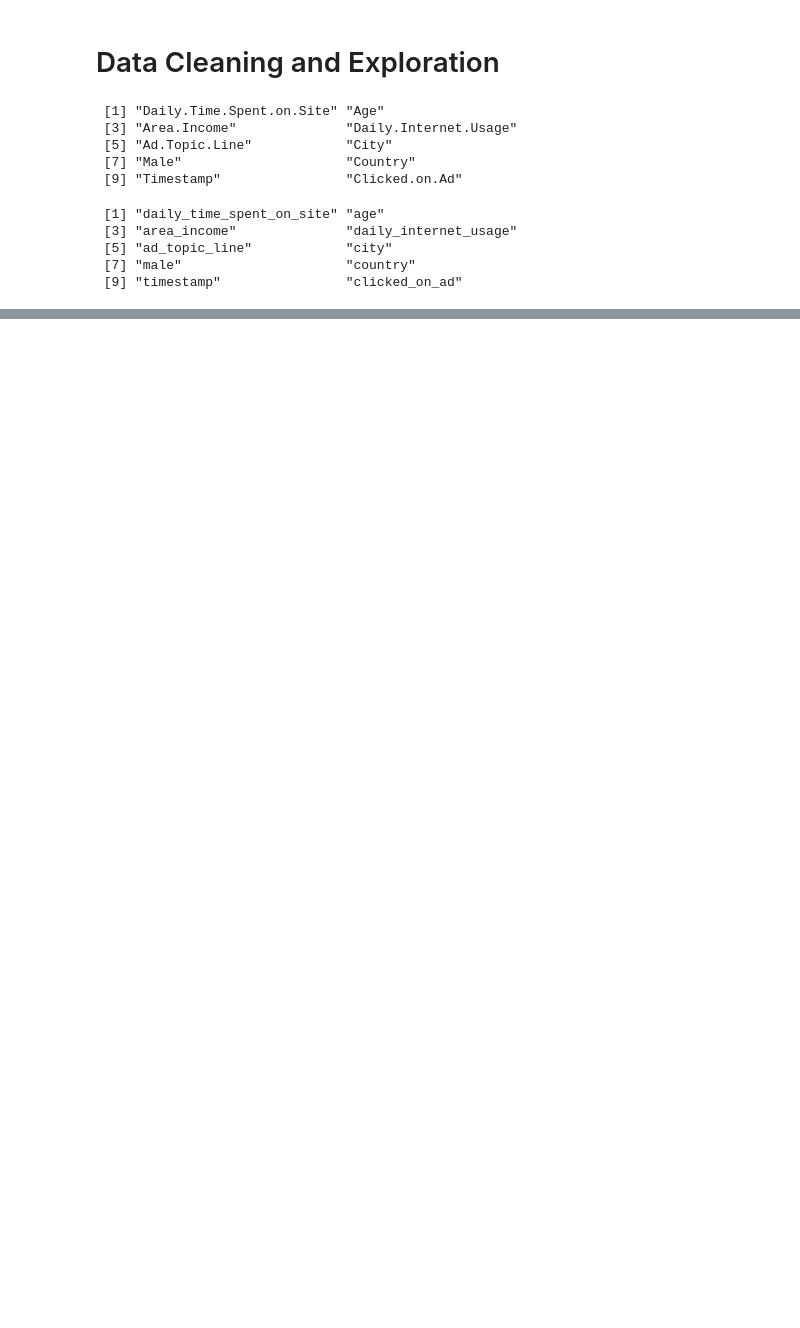
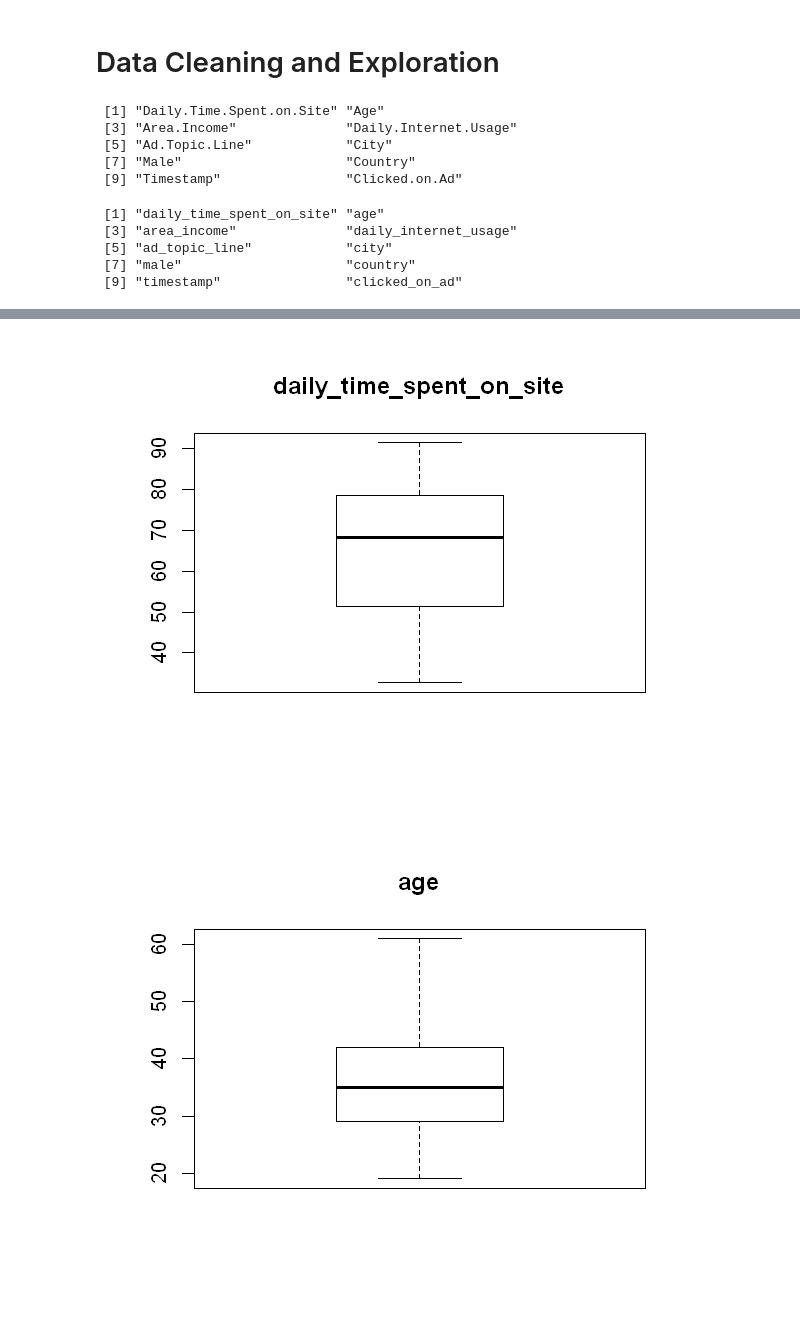
Before and after one commit to mwinzie/prediction-model-in-R, a Jupyter notebook: Ad Prediction Model.ipynb, the cells around one changed output, grey strips where cells are left out. Saved outputs shown, nothing was run; the diff lists cells and outputs as text; code cells hidden in the pictures; blank space fills up the shorter version.

```diff
--- a/Ad Prediction Model.ipynb
+++ b/Ad Prediction Model.ipynb
@@ -94,8 +96 @@ $ timestamp                <chr> "2016-03-27 00:53:11", "2016-04-04 01:39:0...
 $ clicked_on_ad            <int> 0, 0, 0, 0, 0, 0, 0, 1, 0, 0, 1, 0, 1, 0, ...
-# %%
-#converting the columns in factor datatype to character datatype i.e column 5,6 and 8
-
-cols_to_change = c(5, 6, 8)
-for(i in cols_to_change){
-   class(adv[, i]) = "character"
-}
@@ -144,0 +246,11 @@ adv$date <- date
+# %%
+#checking the dataset for any outliers
+options(repr.plot.width = 5, repr.plot.height = 4)
+numeric_cols = c(1,2,3,7,10)
+for(i in numeric_cols){
+    boxplot(adv[i], main =colnames(adv)[i])
+
+}
+# %% [output]
+[figure, added]
+[figure, added]
```
Also changed, not shown: parts of 38 cells of this notebook.
